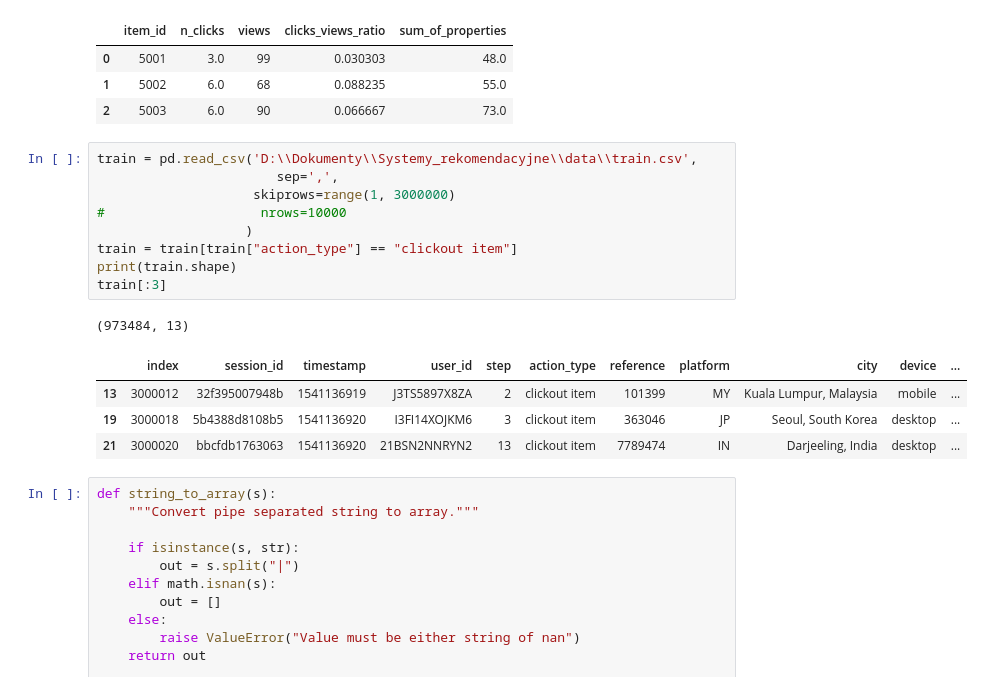
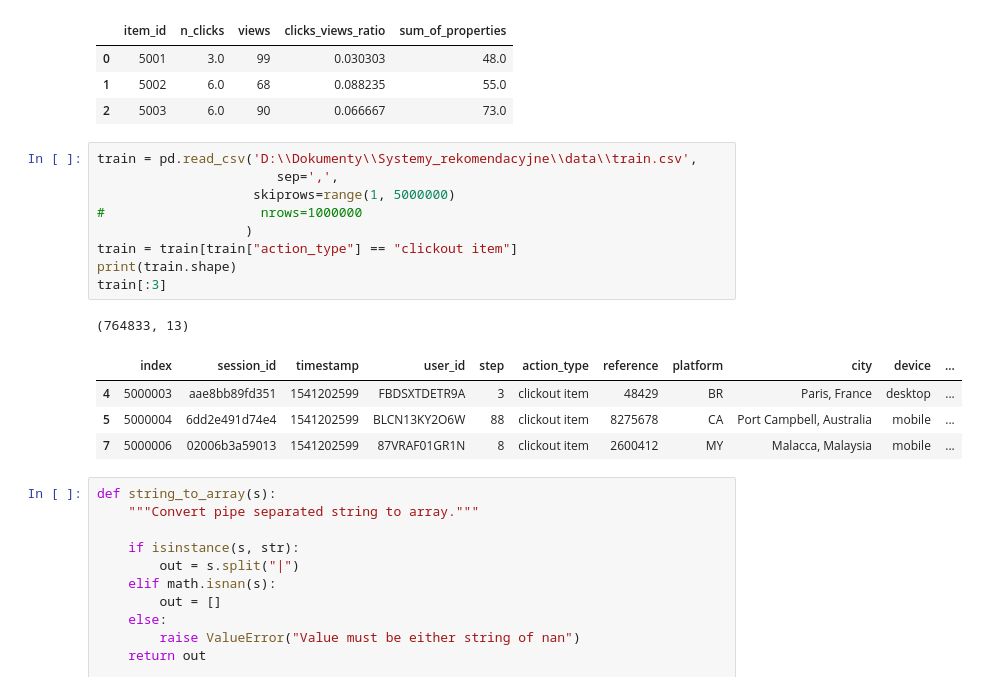
Before and after one commit to LiLatee/Systemy_rekomendacyjne, a Jupyter notebook: ML without group features.ipynb, the cells around one changed output. Cells and saved outputs as stored; diff of their text form.

```diff
--- a/ML without group features.ipynb
+++ b/ML without group features.ipynb
@@ -17,18 +17,18 @@ item_metadata[:3]
 # %%
 train = pd.read_csv('D:\\Dokumenty\\Systemy_rekomendacyjne\\data\\train.csv',
                        sep=',',
-                    skiprows=range(1, 3000000)
-#                    nrows=10000
+                    skiprows=range(1, 5000000)
+#                    nrows=1000000
                    )
 train = train[train["action_type"] == "clickout item"]
 print(train.shape)
 train[:3]
 # %% [output]
-(973484, 13)
+(764833, 13)
 |  | index | session_id | timestamp | user_id | step | action_type | reference | platform | city | device | ... |
-| 13 | 3000012 | 32f395007948b | 1541136919 | J3TS5897X8ZA | 2 | clickout item | 101399 | MY | Kuala Lumpur, Malaysia | mobile | ... |
-| 19 | 3000018 | 5b4388d8108b5 | 1541136920 | I3FI14XOJKM6 | 3 | clickout item | 363046 | JP | Seoul, South Korea | desktop | ... |
-| 21 | 3000020 | bbcfdb1763063 | 1541136920 | 21BSN2NNRYN2 | 13 | clickout item | 7789474 | IN | Darjeeling, India | desktop | ... |
+| 4 | 5000003 | aae8bb89fd351 | 1541202599 | FBDSXTDETR9A | 3 | clickout item | 48429 | BR | Paris, France | desktop | ... |
+| 5 | 5000004 | 6dd2e491d74e4 | 1541202599 | BLCN13KY2O6W | 88 | clickout item | 8275678 | CA | Port Campbell, Australia | mobile | ... |
+| 7 | 5000006 | 02006b3a59013 | 1541202599 | 87VRAF01GR1N | 8 | clickout item | 2600412 | MY | Malacca, Malaysia | mobile | ... |
 # %%
 def string_to_array(s):
     """Convert pipe separated string to array."""
```
Also changed, not shown: parts of 18 cells of this notebook.
